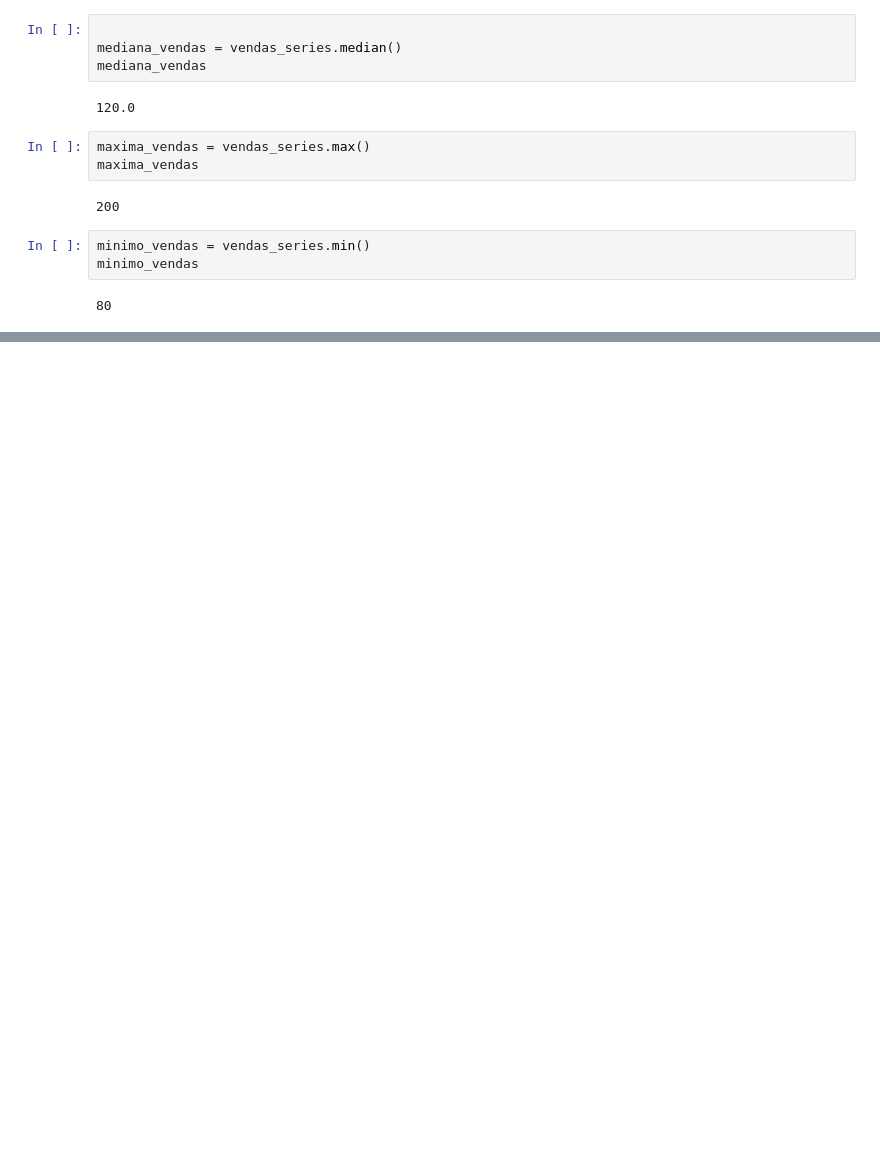
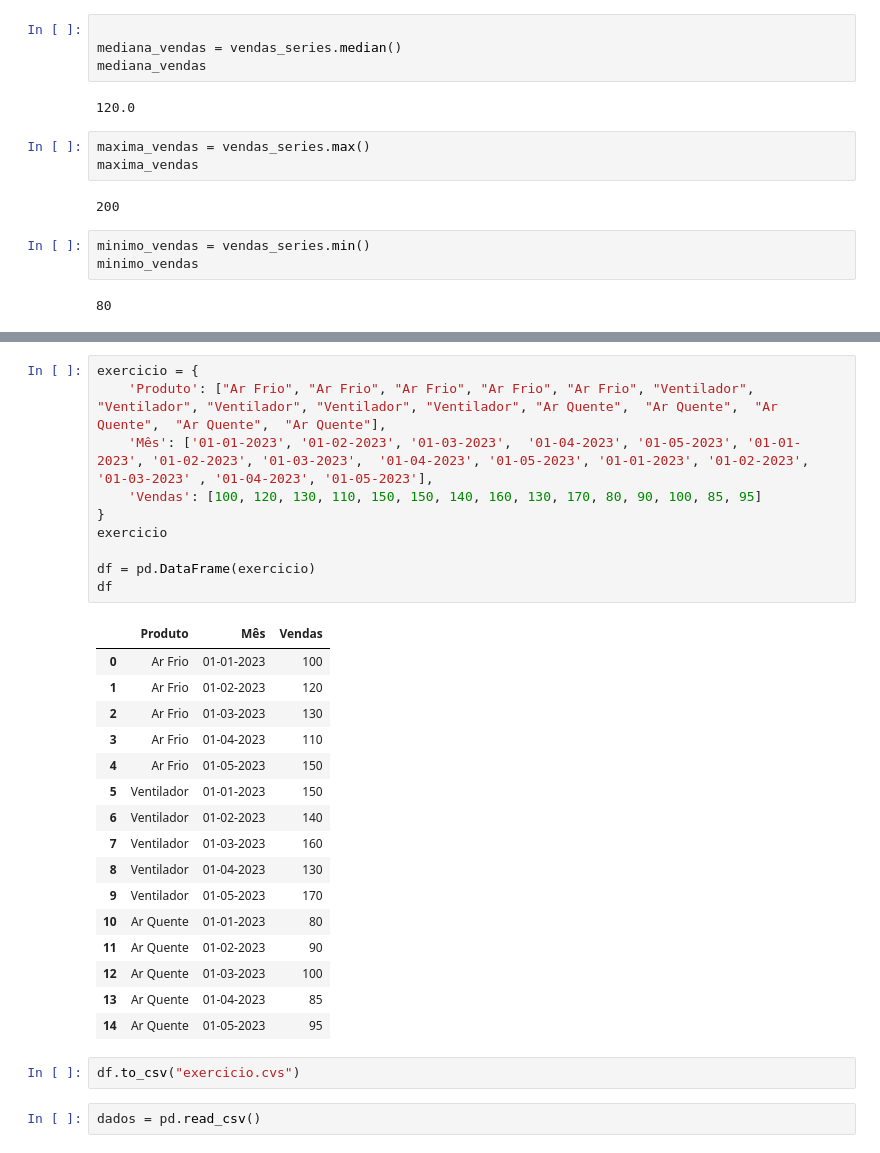
Before and after one commit to larissaestella/FIAP, a Jupyter notebook: Segundo Semestre/Python/04.03/Aula04.ipynb, the cells around one changed output, grey strips where cells are left out. Cells and saved outputs as stored; diff of their text form; blank space fills up the shorter version.

```diff
--- a/Segundo Semestre/Python/04.03/Aula04.ipynb
+++ b/Segundo Semestre/Python/04.03/Aula04.ipynb
@@ -240,0 +274,31 @@ minimo_vendas
+# %%
+exercicio = {
+    'Produto': ["Ar Frio", "Ar Frio", "Ar Frio", "Ar Frio", "Ar Frio", "Ventilador", "Ventilador", "Ventilador", "Ventilador", "Ventilador", "Ar Quente",  "Ar Quente",  "Ar Quente",  "Ar Quente",  "Ar Quente"],
+    'Mês': ['01-01-2023', '01-02-2023', '01-03-2023',  '01-04-2023', '01-05-2023', '01-01-2023', '01-02-2023', '01-03-2023',  '01-04-2023', '01-05-2023', '01-01-2023', '01-02-2023', '01-03-2023' , '01-04-2023', '01-05-2023'],
+    'Vendas': [100, 120, 130, 110, 150, 150, 140, 160, 130, 170, 80, 90, 100, 85, 95]
+}
+exercicio
+
+df = pd.DataFrame(exercicio)
+df
+# %% [output]
+|  | Produto | Mês | Vendas |
+| 0 | Ar Frio | 01-01-2023 | 100 |
+| 1 | Ar Frio | 01-02-2023 | 120 |
+| 2 | Ar Frio | 01-03-2023 | 130 |
+| 3 | Ar Frio | 01-04-2023 | 110 |
+| 4 | Ar Frio | 01-05-2023 | 150 |
+| 5 | Ventilador | 01-01-2023 | 150 |
+| 6 | Ventilador | 01-02-2023 | 140 |
+| 7 | Ventilador | 01-03-2023 | 160 |
+| 8 | Ventilador | 01-04-2023 | 130 |
+| 9 | Ventilador | 01-05-2023 | 170 |
+| 10 | Ar Quente | 01-01-2023 | 80 |
+| 11 | Ar Quente | 01-02-2023 | 90 |
+| 12 | Ar Quente | 01-03-2023 | 100 |
+| 13 | Ar Quente | 01-04-2023 | 85 |
+| 14 | Ar Quente | 01-05-2023 | 95 |
+# %%
+df.to_csv("exercicio.cvs")
+# %%
+dados = pd.read_csv()
```
Also changed, not shown: parts of 5 cells of this notebook, 1 other file.
